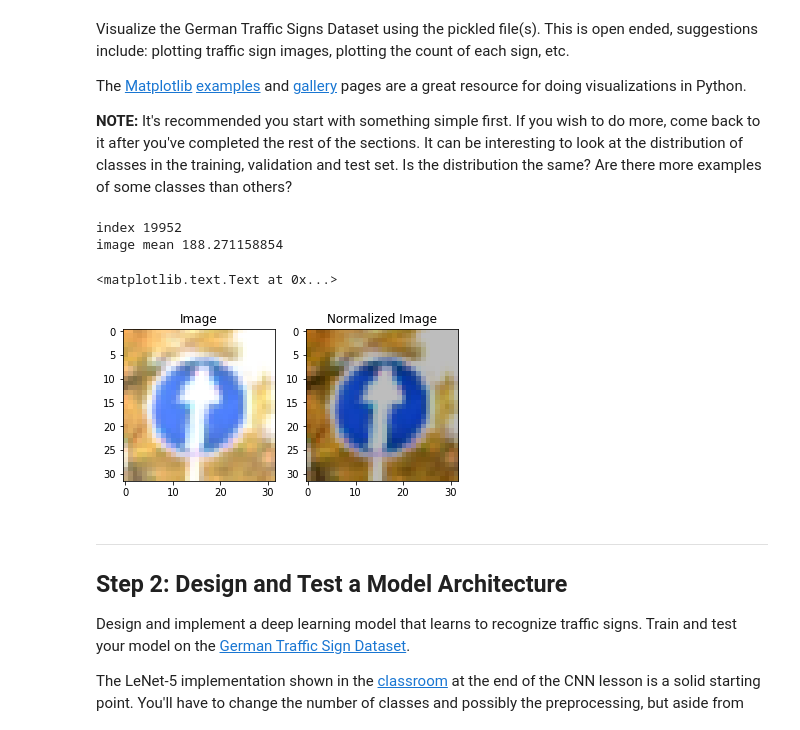
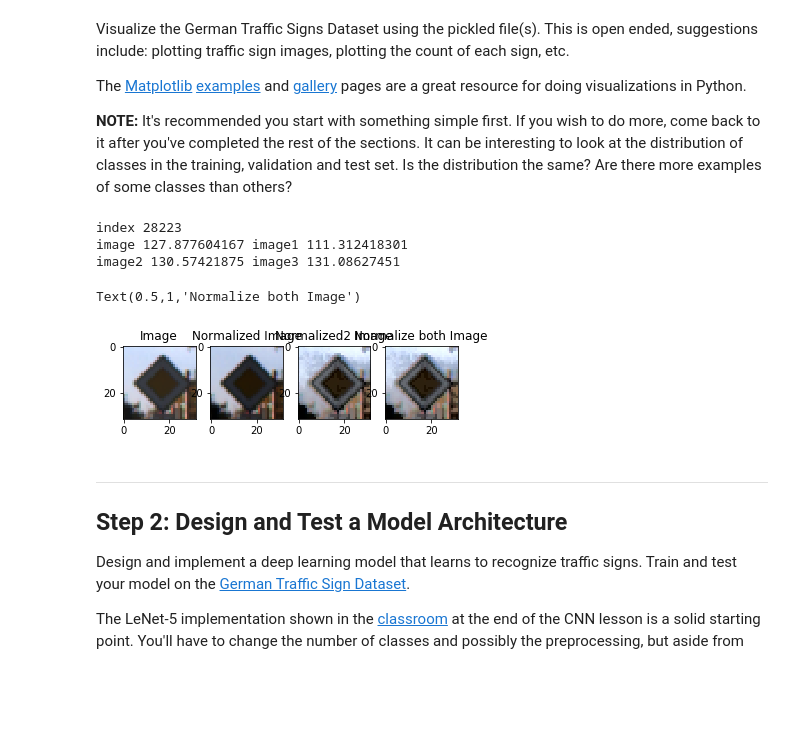
Before and after one commit to gvp-study/CarND-Traffic-Sign-Classifier-Project, a Jupyter notebook: Traffic_Sign_Classifier2.ipynb, the cells around one changed output. Drawn from its saved outputs; the diff is of its cells as text; code cells hidden in the pictures; blank space fills up the shorter version.

```diff
--- a/Traffic_Sign_Classifier2.ipynb
+++ b/Traffic_Sign_Classifier2.ipynb
@@ -117,41 +117,69 @@ The [Matplotlib](http://matplotlib.org/) [examples](http://matplotlib.org/exampl
 # %%
 ### Data exploration visualization code goes here.
 ### Feel free to use as many code cells as needed.
 # Visualizations will be shown in the notebook.
 %matplotlib inline
 import random
 import numpy as np
 import matplotlib.pyplot as plt
 from PIL import Image
 import copy
+import cv2
 
-def normalize(arr):
+def brightness(img):
+    img_yuv = cv2.cvtColor(img, cv2.COLOR_BGR2YUV)
+    # equalize the histogram of the Y channel
+    img_yuv[:,:,0] = cv2.equalizeHist(img_yuv[:,:,0])
+    # convert the YUV image back to RGB format
+    dst = cv2.cvtColor(img_yuv, cv2.COLOR_YUV2BGR)
+    return dst
+
+def normalize1(arr):
     narr = copy.deepcopy(arr)
     narr = narr.astype('float')
     minval0 = narr.min()
     maxval0 = narr.max()
     for i in range(3):
             narr[...,i] -= minval0
             if(maxval0 > 0):
                 narr[...,i] *= 256/maxval0
     return narr
 
+def normalize2(arr):
+    narr = brightness(arr)
+    return narr
+
+def normalize3(arr):
+    return(normalize1(normalize2(arr)))
+
+def normalize(arr):
+    return normalize2(arr)
+
 index = random.randint(0, len(X_train))
 print('index', index)
 image = X_train[index]
-print('image mean', image.mean())
-nimage = normalize(image) #(image - 128)/128
 
-fig, axs = plt.subplots(1,2)
+nimage = normalize1(image) #(image - 128)/128
+nimage2 = normalize2(image) #(image - 128)/128
+nimage3 = normalize3(image) #(image - 128)/128
+print('image', image.mean(), 'image1', nimage.mean())
+print('image2', nimage2.mean(), 'image3', nimage3.mean())
+
+fig, axs = plt.subplots(1,4)
 axs[0].imshow(image)
 axs[0].set_title('Image')
 axs[1].imshow(nimage/256)
 axs[1].set_title('Normalized Image')
+axs[2].imshow(nimage2/256)
+axs[2].set_title('Normalized2 Image')
+axs[3].imshow(nimage3/256)
+axs[3].set_title('Normalize both Image')
 # %% [output]
-index 19952
-image mean 188.271158854
+index 28223
+image 127.877604167 image1 111.312418301
+image2 130.57421875 image3 131.08627451
-<matplotlib.text.Text at 0x...>
+Text(0.5,1,'Normalize both Image')
-[figure, old version]
+[figure, new version]
 # %% [markdown]
 ----
 
```
Also changed, not shown: parts of 10 cells of this notebook.
